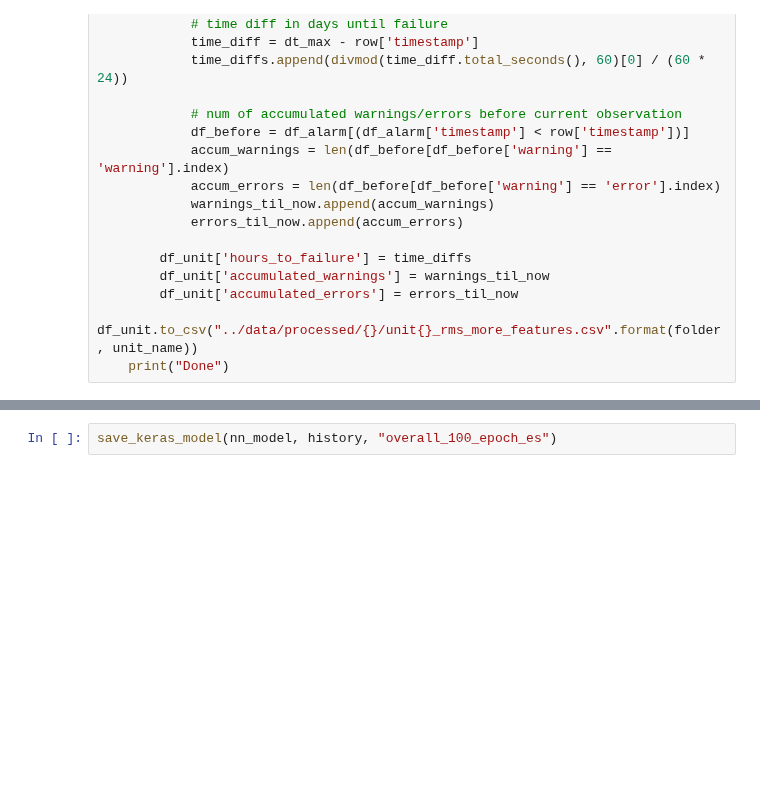
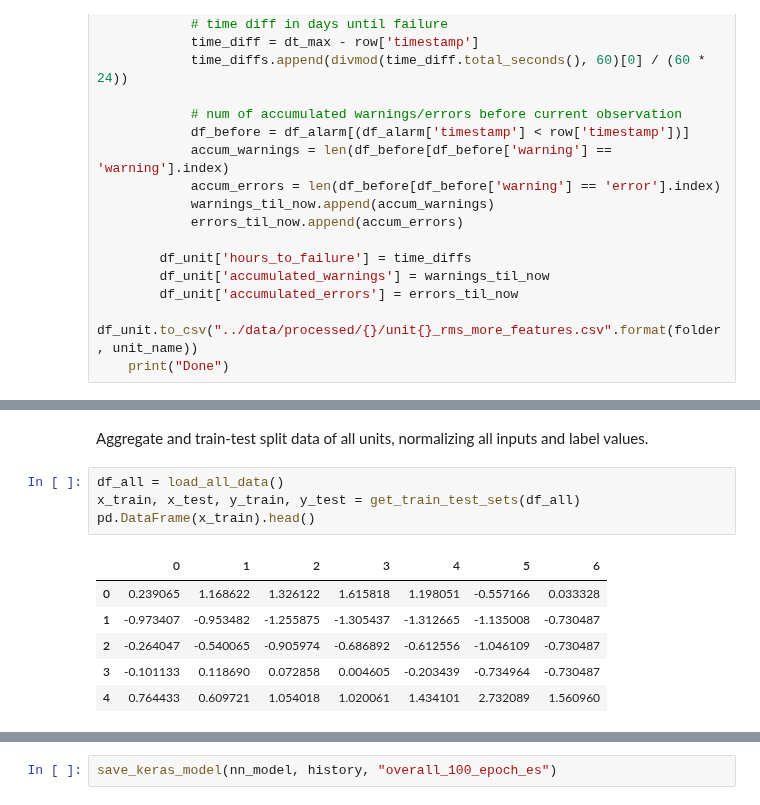
Before and after one commit to telenovelachuan/predictive_widget_maintenance, a Jupyter notebook: notebooks/unit failure predicting.ipynb, the cells around one changed output, grey strips where cells are left out. Saved outputs shown, nothing was run; the diff lists cells and outputs as text; blank space fills up the shorter version.

```diff
--- a/notebooks/unit failure predicting.ipynb
+++ b/notebooks/unit failure predicting.ipynb
@@ -128,0 +138,13 @@ x_train, x_test, y_train, y_test = get_train_test_sets(df_all)
+# %% [markdown]
+Aggregate and train-test split data of all units, normalizing all inputs and label values.
+# %%
+df_all = load_all_data()
+x_train, x_test, y_train, y_test = get_train_test_sets(df_all)
+pd.DataFrame(x_train).head()
+# %% [output]
+|  | 0 | 1 | 2 | 3 | 4 | 5 | 6 |
+| 0 | 0.239065 | 1.168622 | 1.326122 | 1.615818 | 1.198051 | -0.557166 | 0.033328 |
+| 1 | -0.973407 | -0.953482 | -1.255875 | -1.305437 | -1.312665 | -1.135008 | -0.730487 |
+| 2 | -0.264047 | -0.540065 | -0.905974 | -0.686892 | -0.612556 | -1.046109 | -0.730487 |
+| 3 | -0.101133 | 0.118690 | 0.072858 | 0.004605 | -0.203439 | -0.734964 | -0.730487 |
+| 4 | 0.764433 | 0.609721 | 1.054018 | 1.020061 | 1.434101 | 2.732089 | 1.560960 |
```
Also changed, not shown: parts of 21 cells of this notebook.
